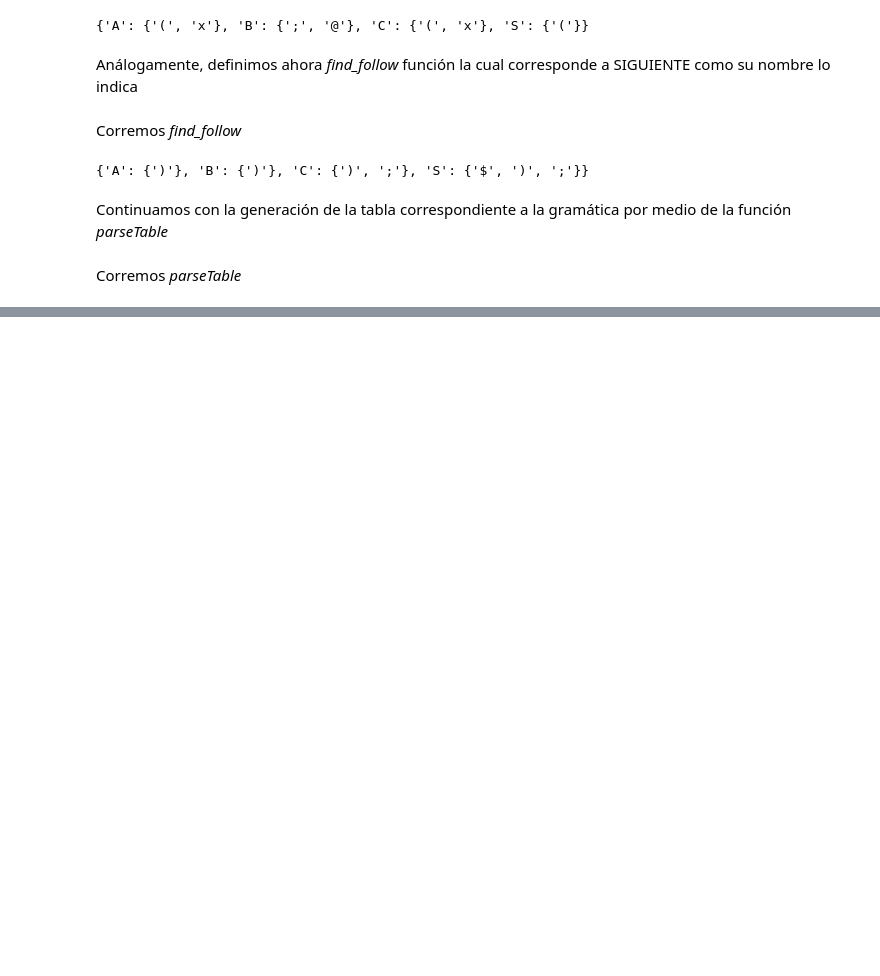
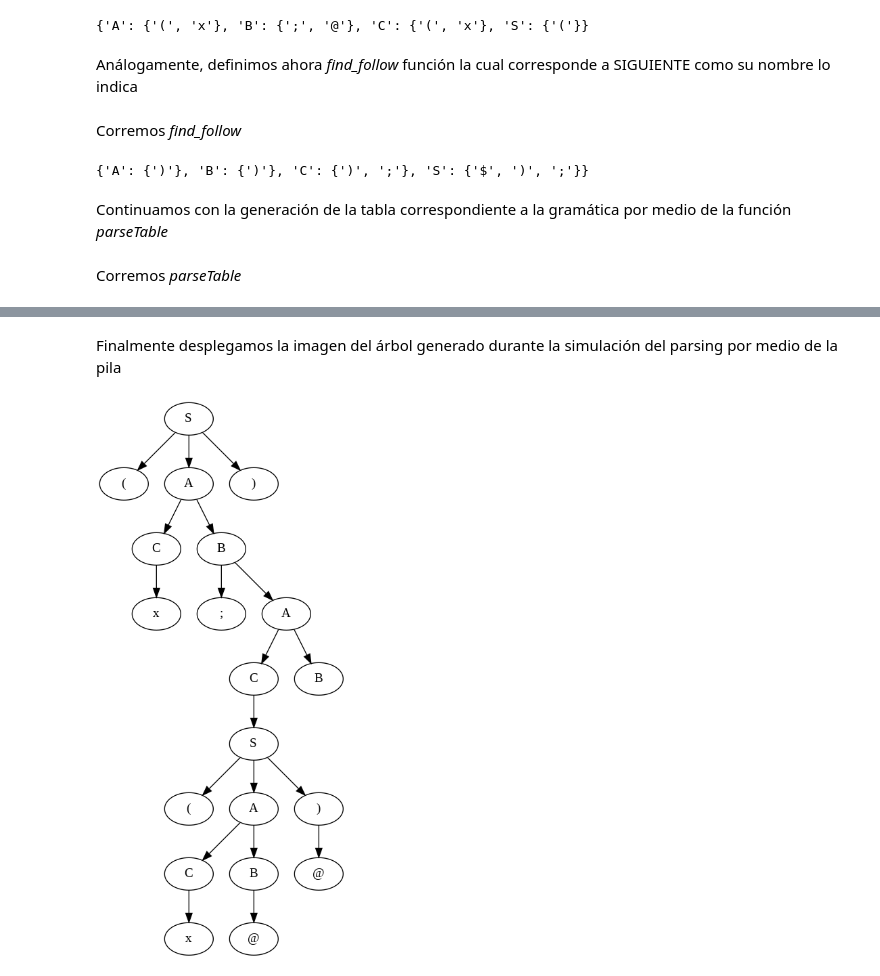
Before and after one commit to JuanDa14Sa/Compiladores, a Jupyter notebook: Analizador_syntax.ipynb, the cells around one changed output, grey strips where cells are left out. Saved outputs shown, nothing was run; the diff lists cells and outputs as text; code cells hidden in the pictures; blank space fills up the shorter version.

```diff
--- a/Analizador_syntax.ipynb
+++ b/Analizador_syntax.ipynb
@@ -314,0 +216,6 @@ def parseTree():
+# %% [markdown]
+Finalmente desplegamos la imagen del árbol generado durante la simulación del parsing por medio de la pila
+# %%
+Image('root.png')
+# %% [output]
+[figure, added]
```
Also changed, not shown: parts of 17 cells of this notebook.
